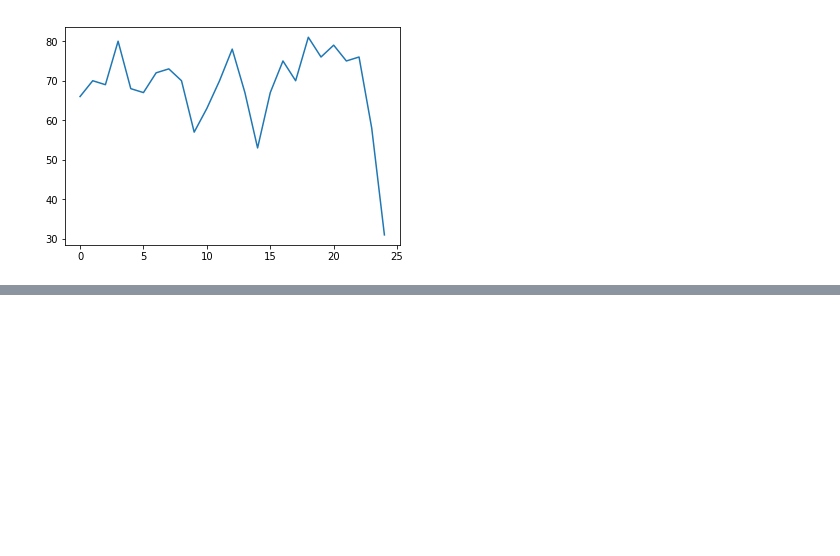
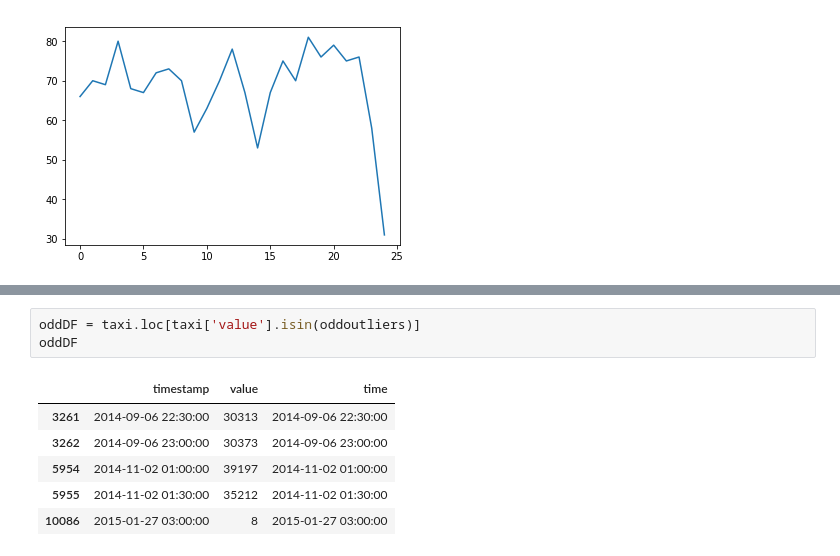
Before and after one commit to mtpatter/kaiba, a Jupyter notebook: notebooks/example-outliers.ipynb, the cells around one changed output, grey strips where cells are left out. Saved outputs shown, nothing was run; the diff lists cells and outputs as text; blank space fills up the shorter version.

```diff
--- a/notebooks/example-outliers.ipynb
+++ b/notebooks/example-outliers.ipynb
@@ -119,0 +153,10 @@ odd: 1.51515151515 [31]
+# %%
+oddDF = taxi.loc[taxi['value'].isin(oddoutliers)]
+oddDF
+# %% [output]
+|  | timestamp | value | time |
+| 3261 | 2014-09-06 22:30:00 | 30313 | 2014-09-06 22:30:00 |
+| 3262 | 2014-09-06 23:00:00 | 30373 | 2014-09-06 23:00:00 |
+| 5954 | 2014-11-02 01:00:00 | 39197 | 2014-11-02 01:00:00 |
+| 5955 | 2014-11-02 01:30:00 | 35212 | 2014-11-02 01:30:00 |
+| 10086 | 2015-01-27 03:00:00 | 8 | 2015-01-27 03:00:00 |
```
Also changed, not shown: parts of 16 cells of this notebook.
